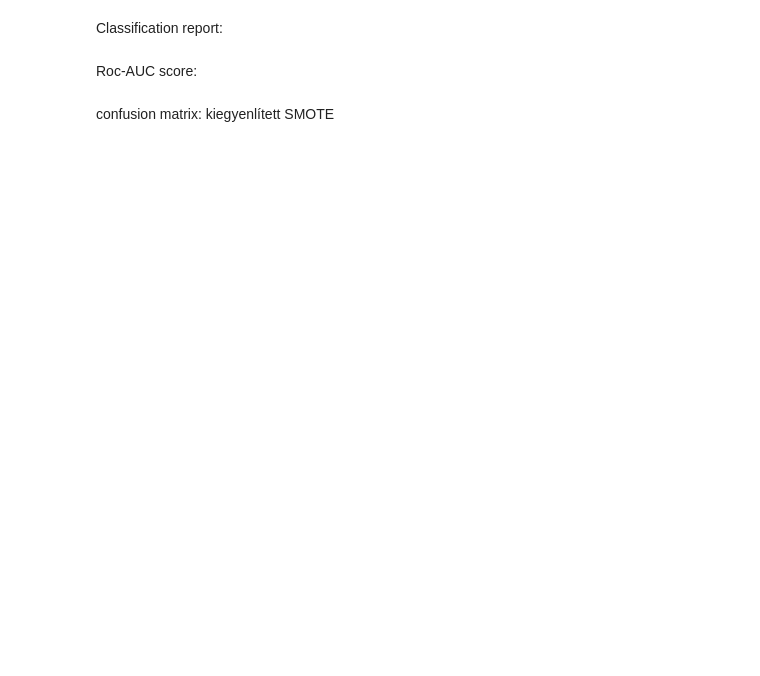
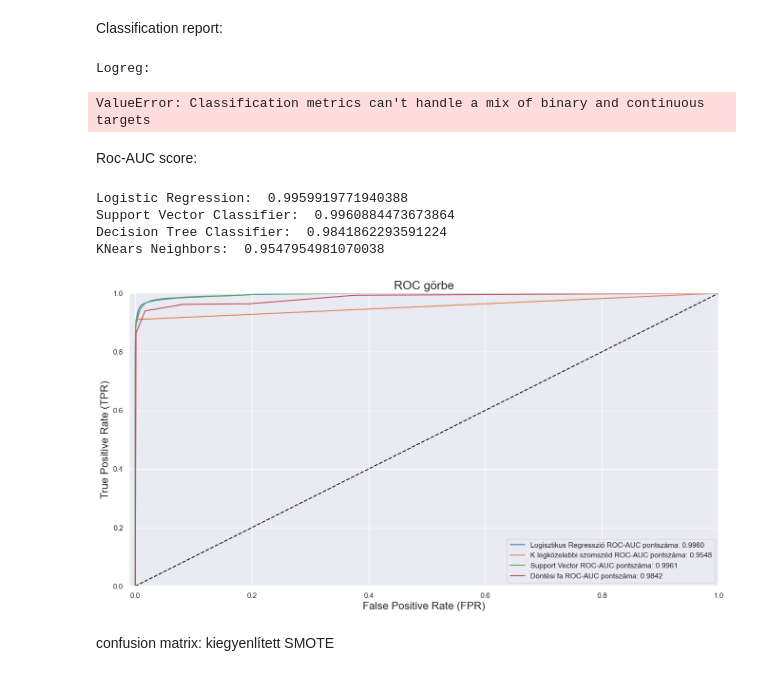
Before and after one commit to allmannd/syntheticdata, a Jupyter notebook: smote.ipynb, the cells around one changed output. Cells and saved outputs as stored; diff of their text form; code cells hidden in the pictures; blank space fills up the shorter version.

```diff
--- a/smote.ipynb
+++ b/smote.ipynb
@@ -110,16 +108,17 @@ A korreláció nagyon hasonló, a top 3 és alsó 4 változatlan, kicsit eltér
 # %%
 from sklearn.linear_model import LogisticRegression
 from sklearn.tree import DecisionTreeClassifier
-from sklearn.svm import SVC
+from sklearn.svm import LinearSVC
 from sklearn.neighbors import KNeighborsClassifier
 
-logreg_sm = LogisticRegression(penalty="l2",C=1)
+logreg_sm = LogisticRegression(n_jobs=-1)
 dectree_sm = DecisionTreeClassifier()
-svc_sm = SVC(C=0.7,kernel="linear")
-knear_sm = KNeighborsClassifier()
+svc_sm = LinearSVC()
+knear_sm = KNeighborsClassifier(n_jobs=-1)
 # %%
+
 logreg_sm.fit(Xsm_train, ysm_train)
-#dectree_sm.fit(Xsm_train,ysm_train)
+dectree_sm.fit(Xsm_train,ysm_train)
 svc_sm.fit(Xsm_train,ysm_train)
-#knear_sm.fit(Xsm_train,ysm_train)
+knear_sm.fit(Xsm_train,ysm_train)
 # %% [output]
@@ -185,6 +202,13 @@ print("Logreg: ")
 print(classification_report(ysm_test,logreg_pred))
 print("SVC: ")
 print(classification_report(ysm_test,svc_pred))
+print("Knear: ")
+print(classification_report(ysm_test,knear_pred))
+print("dectree: ")
+print(classification_report(ysm_test,dectree_pred))
+# %% [output]
+Logreg:
+ValueError: Classification metrics can't handle a mix of binary and continuous targets
 # %% [markdown]
 Roc-AUC score:
 # %%
@@ -193,28 +217,43 @@ from sklearn.metrics import roc_auc_score
 
 logreg_pred = logreg_sm.decision_function(Xsm_test)
 svc_pred = svc_sm.decision_function(Xsm_test)
+dectree_pred = dectree_sm.predict_proba(Xsm_test)
+knear_pred = knear_sm.predict_proba(Xsm_test)
+
 
 print('Logistic Regression: ', roc_auc_score(ysm_test, logreg_pred))
 print('Support Vector Classifier: ', roc_auc_score(ysm_test, svc_pred))
+print('Decision Tree Classifier: ', roc_auc_score(ysm_test, dectree_pred[:,1]))
+print('KNears Neighbors: ', roc_auc_score(ysm_test, knear_pred[:,1]))
+# %% [output]
+Logistic Regression:  0.9959919771940388
+Support Vector Classifier:  0.9960884473673864
+Decision Tree Classifier:  0.9841862293591224
+KNears Neighbors:  0.9547954981070038
 # %%
 log_fpr, log_tpr, log_thresold = roc_curve(ysm_test, logreg_pred)
 svc_fpr, svc_tpr, svc_threshold = roc_curve(ysm_test, svc_pred)
+tree_fpr, tree_tpr, tree_threshold = roc_curve(ysm_test, dectree_pred[:,1])
+knear_fpr, knear_tpr, knear_threshold = roc_curve(ysm_test, knear_pred[:,1])
 
-
-def graph_roc_curve_multiple(log_fpr, log_tpr, svc_fpr, svc_tpr):
+def graph_roc_curve_multiple(log_fpr, log_tpr,knear_fpr, knear_tpr, svc_fpr, svc_tpr,tree_fpr, tree_tpr):
     plt.figure(figsize=(16,8))
     plt.title('ROC görbe', fontsize=18)
     plt.plot(log_fpr, log_tpr, label='Logisztikus Regresszió ROC-AUC pontszáma: {:.4f}'.format(roc_auc_score(ysm_test, logreg_pred)))
+    plt.plot(knear_fpr, knear_tpr, label='K legközelebbi szomszéd ROC-AUC pontszáma: {:.4f}'.format(roc_auc_score(ysm_test, knear_pred[:,1])))
     plt.plot(svc_fpr, svc_tpr, label='Support Vector ROC-AUC pontszáma: {:.4f}'.format(roc_auc_score(ysm_test, svc_pred)))
+    plt.plot(tree_fpr, tree_tpr, label='Döntési fa ROC-AUC pontszáma: {:.4f}'.format(roc_auc_score(ysm_test, dectree_pred[:,1])))
     plt.plot([0, 1], [0, 1], 'k--')
     plt.axis([-0.01, 1, 0, 1])
     plt.xlabel('False Positive Rate (FPR)', fontsize=16)
     plt.ylabel('True Positive Rate (TPR)', fontsize=16)
 
     plt.legend()
 
-graph_roc_curve_multiple(log_fpr, log_tpr, svc_fpr, svc_tpr)
+graph_roc_curve_multiple(log_fpr, log_tpr,knear_fpr, knear_tpr, svc_fpr, svc_tpr, tree_fpr, tree_tpr)
 plt.show()
+# %% [output]
+[figure, added]
 # %% [markdown]
 confusion matrix: kiegyenlített SMOTE
 # %%
```
Also changed, not shown: parts of 17 cells of this notebook, 1 other file.
